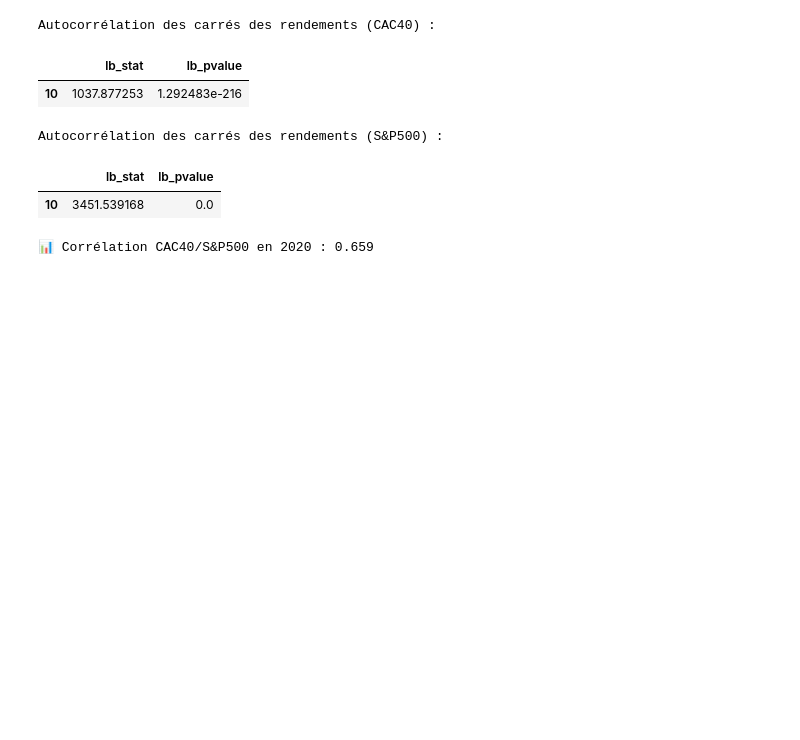
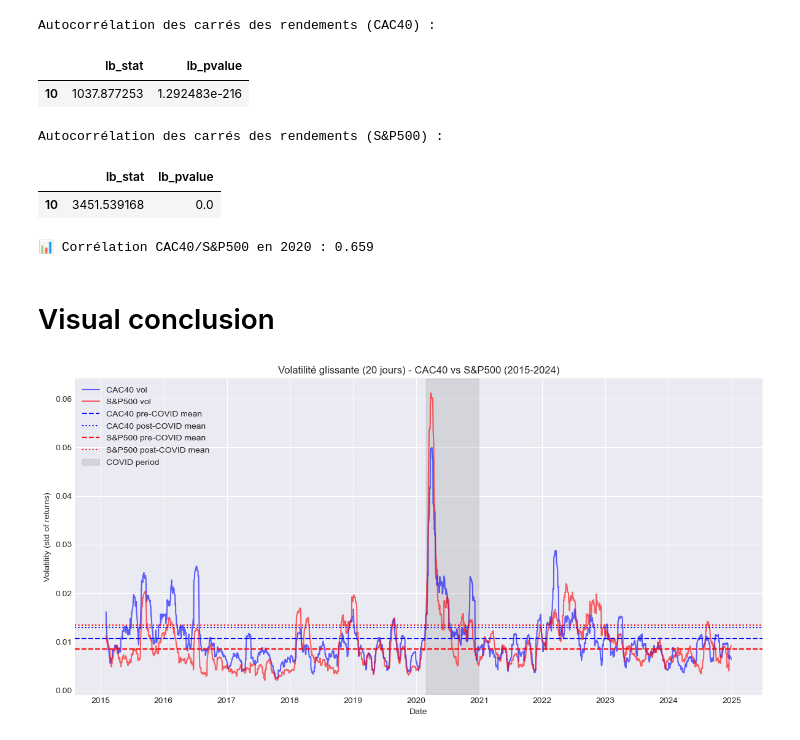
Before and after one commit to Guillaume-melis/Econometrie_S1, a Jupyter notebook: Project/Q1.ipynb, the cells around one changed output. Saved outputs shown, nothing was run; the diff lists cells and outputs as text; code cells hidden in the pictures; blank space fills up the shorter version.

Commit message:
Visual conclusion

```diff
--- a/Project/Q1.ipynb
+++ b/Project/Q1.ipynb
@@ -312,3 +312,39 @@ covid_period = returns.loc["2020-03-01":"2020-12-31"]
 print(f"\n📊 Corrélation CAC40/S&P500 en 2020 : {covid_period['CAC40'].corr(covid_period['S&P500']):.3f}")
 # %% [output]
 📊 Corrélation CAC40/S&P500 en 2020 : 0.659
+# %% [markdown]
+# Visual conclusion
+# %%
+
+rolling_vol = returns.rolling(20).std()
+
+# Moyennes avant et après COVID
+mean_pre_cac = pre_covid["CAC40"].pow(2).mean()
+mean_post_cac = post_covid["CAC40"].pow(2).mean()
+mean_pre_sp = pre_covid["S&P500"].pow(2).mean()
+mean_post_sp = post_covid["S&P500"].pow(2).mean()
+
+fig, ax = plt.subplots(figsize=(12,6))
+
+# Volatilité glissante
+ax.plot(rolling_vol.index, rolling_vol["CAC40"], label="CAC40 vol", color='blue', alpha=0.6)
+ax.plot(rolling_vol.index, rolling_vol["S&P500"], label="S&P500 vol", color='red', alpha=0.6)
+
+# Moyennes pré/post COVID en lignes horizontales
+ax.axhline(mean_pre_cac**0.5, color='blue', linestyle='--', label='CAC40 pre-COVID mean')
+ax.axhline(mean_post_cac**0.5, color='blue', linestyle=':', label='CAC40 post-COVID mean')
+ax.axhline(mean_pre_sp**0.5, color='red', linestyle='--', label='S&P500 pre-COVID mean')
+ax.axhline(mean_post_sp**0.5, color='red', linestyle=':', label='S&P500 post-COVID mean')
+
+# Zone COVID
+ax.axvspan(pd.Timestamp("2020-03-01"), pd.Timestamp("2020-12-31"), color='gray', alpha=0.2, label='COVID period')
+
+# Labels et légende
+ax.set_title("Volatilité glissante (20 jours) - CAC40 vs S&P500 (2015-2024)")
+ax.set_ylabel("Volatility (std of returns)")
+ax.set_xlabel("Date")
+ax.legend(loc='upper left')
+plt.tight_layout()
+plt.show()
+# %% [output]
+[figure, added]
```
